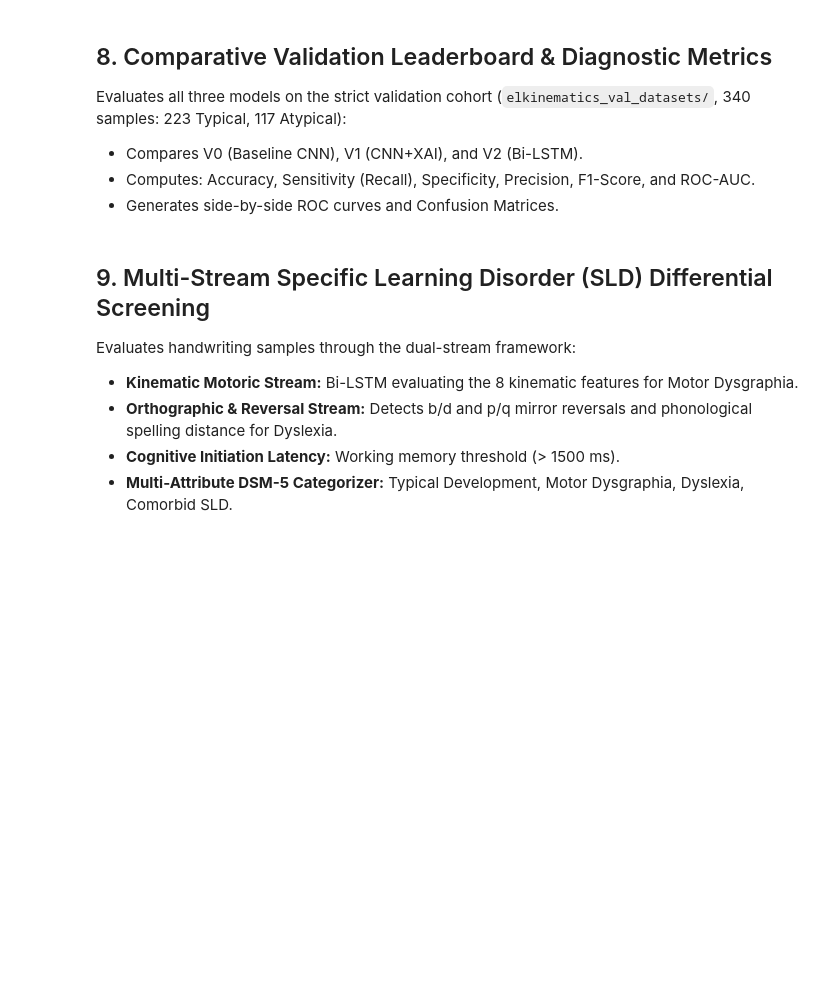
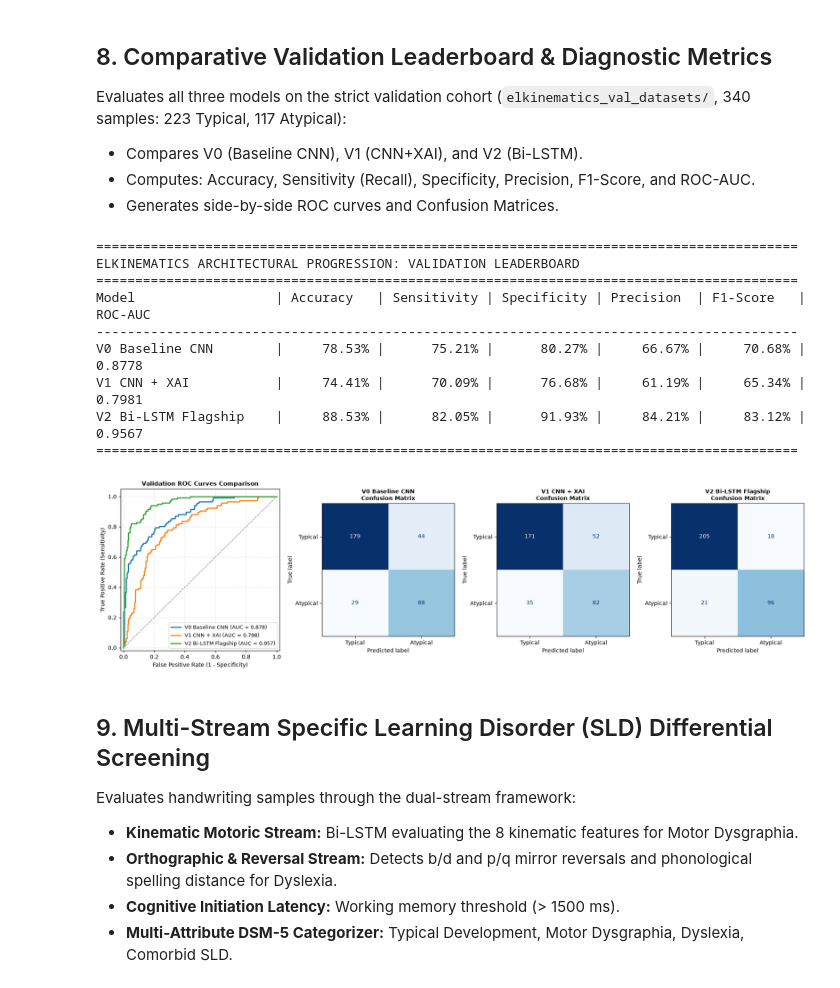
Before and after one commit to AkuraDiary/somethinginmyeye, a Jupyter notebook: playground.ipynb, the cells around one changed output. Saved outputs shown, nothing was run; the diff lists cells and outputs as text; code cells hidden in the pictures; blank space fills up the shorter version.

```diff
--- a/playground.ipynb
+++ b/playground.ipynb
@@ -424,7 +492,7 @@ scores_v2 = np.mean(preds_v2_raw[:, :, 0], axis=1)
 models_eval_data = [
     ("V0 Baseline CNN", scores_v0, eval_v0),
     ("V1 CNN + XAI", scores_v1, eval_v1),
-    ("V2 Bi-LSTM Flagship", scores_v2, eval_v2),
+    ("V2 Bi-LSTM  ", scores_v2, eval_v2),
 ]
 
 # Calculate classification metrics
@@ -473,33 +541,44 @@ print("=" * 90)
 fig = plt.figure(figsize=(18, 5))
 gs = fig.add_gridspec(1, 4, width_ratios=[1.2, 1, 1, 1])
 
 # Panel 1: Combined ROC Curves
 ax_roc = fig.add_subplot(gs[0, 0])
 colors = ["#1f77b4", "#ff7f0e", "#2ca02c"]
 for (name, scores, _), color, m in zip(models_eval_data, colors, metrics_table):
     fpr, tpr, _ = roc_curve(y_val, scores)
     ax_roc.plot(fpr, tpr, label=f"{name} (AUC = {m['ROC-AUC']:.3f})", color=color, linewidth=2)
 
 ax_roc.plot([0, 1], [0, 1], color="gray", linestyle="--", linewidth=1)
 ax_roc.set_xlim([-0.02, 1.02])
 ax_roc.set_ylim([-0.02, 1.05])
 ax_roc.set_xlabel("False Positive Rate (1 - Specificity)")
 ax_roc.set_ylabel("True Positive Rate (Sensitivity)")
 ax_roc.set_title("Validation ROC Curves Comparison", fontsize=11, fontweight="bold")
 ax_roc.legend(loc="lower right", frameon=True, fontsize=9)
 ax_roc.grid(True, linestyle=":", alpha=0.6)
 
 # Panels 2-4: Confusion Matrices
 for idx, (name, scores, _) in enumerate(models_eval_data):
     ax_cm = fig.add_subplot(gs[0, idx + 1])
     b_preds = (scores >= config.CLASSIFICATION_THRESHOLD).astype(int)
     cm = confusion_matrix(y_val, b_preds)
     disp = ConfusionMatrixDisplay(confusion_matrix=cm, display_labels=["Typical", "Atypical"])
     disp.plot(ax=ax_cm, cmap="Blues", colorbar=False)
     ax_cm.set_title(f"{name}\nConfusion Matrix", fontsize=10, fontweight="bold")
 
 plt.tight_layout()
 plt.show()
+# %% [output]
+==========================================================================================
+ELKINEMATICS ARCHITECTURAL PROGRESSION: VALIDATION LEADERBOARD
+==========================================================================================
+Model                  | Accuracy   | Sensitivity | Specificity | Precision  | F1-Score   | ROC-AUC
+------------------------------------------------------------------------------------------
+V0 Baseline CNN        |     78.53% |      75.21% |      80.27% |     66.67% |     70.68% |    0.8778
+V1 CNN + XAI           |     74.41% |      70.09% |      76.68% |     61.19% |     65.34% |    0.7981
+V2 Bi-LSTM Flagship    |     88.53% |      82.05% |      91.93% |     84.21% |     83.12% |    0.9567
+==========================================================================================
+[figure, added]
 # %% [markdown]
 ## 9. Multi-Stream Specific Learning Disorder (SLD) Differential Screening
 Evaluates handwriting samples through the dual-stream framework:
```
Also changed, not shown: parts of 10 cells of this notebook, 5 other files.
